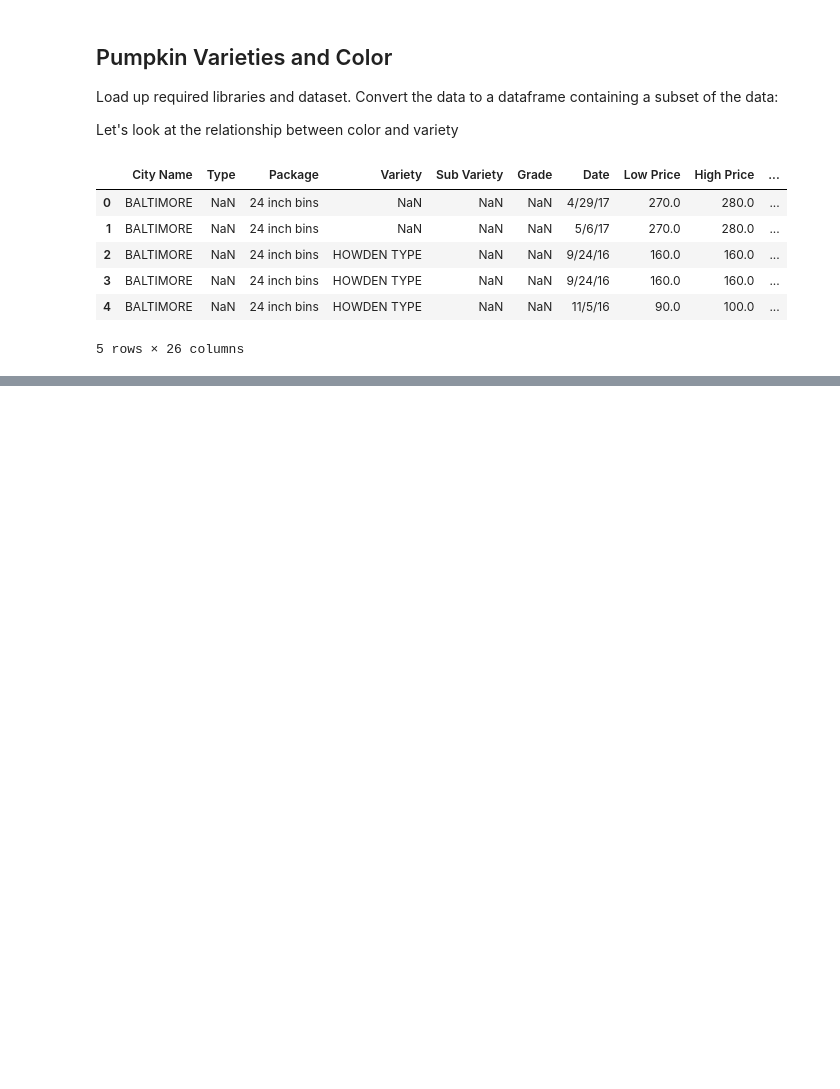
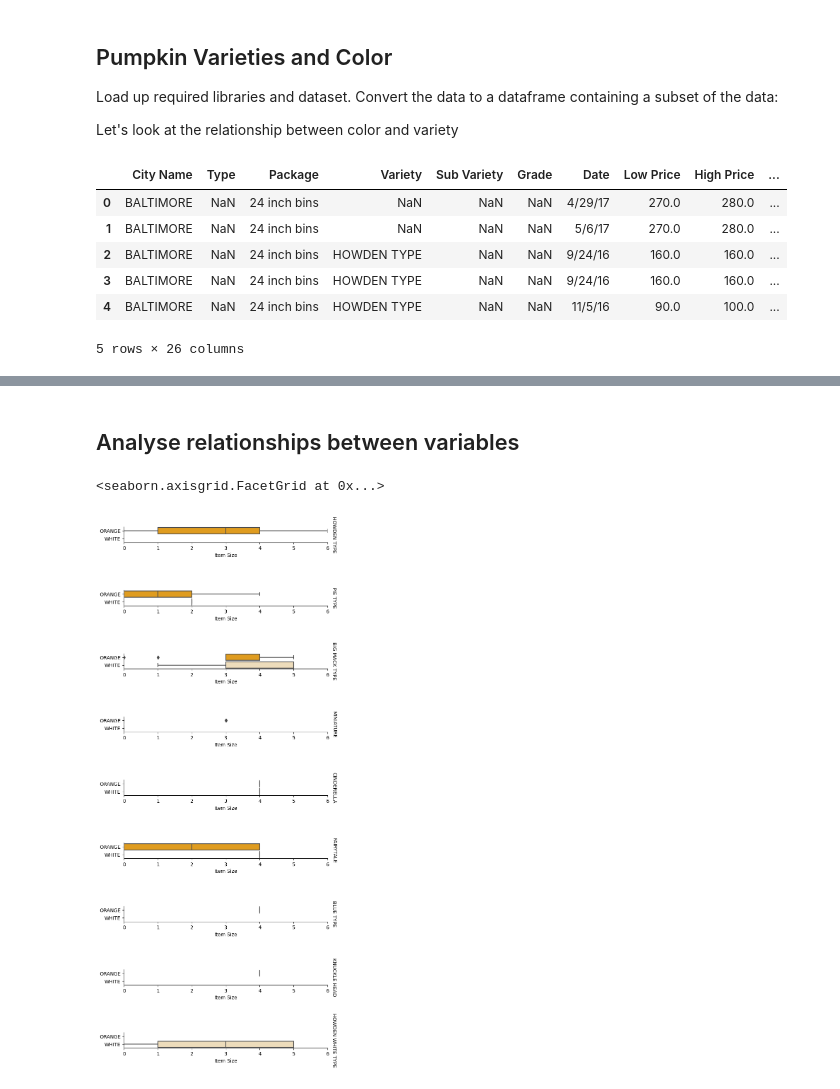
Before and after one commit to oaseth/ML-For-Beginners, a Jupyter notebook: 2-Regression/4-Logistic/notebook.ipynb, the cells around one changed output, grey strips where cells are left out. Cells and saved outputs as stored; diff of their text form; code cells hidden in the pictures; blank space fills up the shorter version.

```diff
--- a/2-Regression/4-Logistic/notebook.ipynb
+++ b/2-Regression/4-Logistic/notebook.ipynb
@@ -21,0 +71,48 @@ full_pumpkins.head()
+# %%
+# Categorical Encoding
+from sklearn.preprocessing import OneHotEncoder
+
+categorical_features = ['City Name', 'Package', 'Variety', 'Origin']
+categorical_encoder = OneHotEncoder(sparse_output=False)
+# %%
+# Column Transformer
+from sklearn.compose import ColumnTransformer
+
+ct = ColumnTransformer(transformers=[
+    ('ord', ordinal_encoder, ordinal_features),
+    ('cat', categorical_encoder, categorical_features)
+    ])
+
+ct.set_output(transform='pandas')
+encoded_features = ct.fit_transform(pumpkins)
+# %%
+# Label Encoding
+from sklearn.preprocessing import LabelEncoder
+
+label_encoder = LabelEncoder()
+encoded_label = label_encoder.fit_transform(pumpkins['Color'])
+# %%
+# Merge the "encoded_features" and "encoded_label"
+encoded_pumpkins = encoded_features.assign(Color=encoded_label)
+# %% [markdown]
+## Analyse relationships between variables
+# %%
+# Plotting the data to visualize the relationships using categorical plot
+palette = {
+'ORANGE': 'orange',
+'WHITE': 'wheat',
+}
+pumpkins['Item Size'] = encoded_pumpkins['ord__Item Size']
+
+g = sns.catplot(
+    data=pumpkins,
+    x="Item Size", y="Color", row='Variety',
+    kind="box", orient="h",
+    sharex=False, margin_titles=True,
+    height=1.8, aspect=4, palette=palette,
+)
+g.set(xlabel="Item Size", ylabel="").set(xlim=(0,6))
+g.set_titles(row_template="{row_name}")
+# %% [output]
+<seaborn.axisgrid.FacetGrid at 0x...>
+[figure, added]
```
Also changed, not shown: parts of 13 cells of this notebook, 1 other file.
